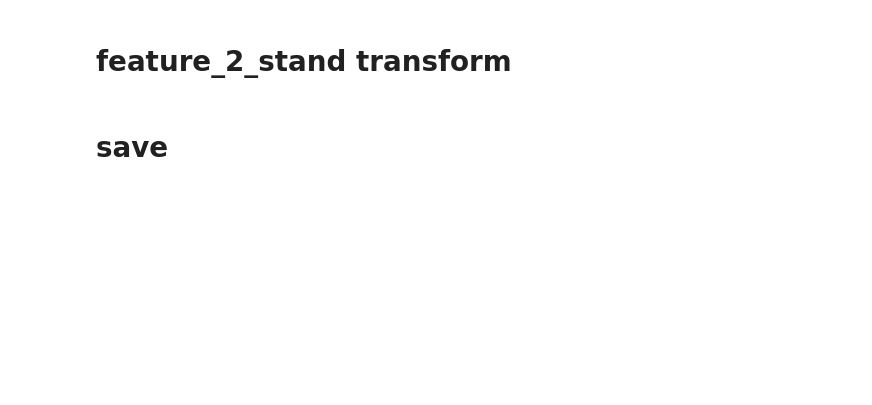
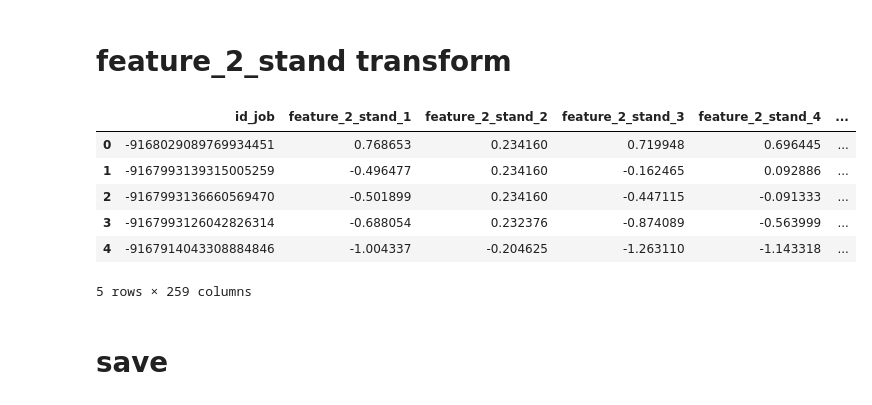
Before and after one commit to danilpolkov/jooble, a Jupyter notebook: notebooks/Untitled.ipynb, the cells around one changed output. Saved outputs shown, nothing was run; the diff lists cells and outputs as text; code cells hidden in the pictures; blank space fills up the shorter version.

```diff
--- a/notebooks/Untitled.ipynb
+++ b/notebooks/Untitled.ipynb
@@ -172,3 +231,13 @@ test_feautres = test_feautres.drop(columns=[0])
+# %%
+test_feautres.head()
+# %% [output]
+|  | id_job | feature_2_stand_1 | feature_2_stand_2 | feature_2_stand_3 | feature_2_stand_4 | ... |
+| 0 | -9168029089769934451 | 0.768653 | 0.234160 | 0.719948 | 0.696445 | ... |
+| 1 | -9167993139315005259 | -0.496477 | 0.234160 | -0.162465 | 0.092886 | ... |
+| 2 | -9167993136660569470 | -0.501899 | 0.234160 | -0.447115 | -0.091333 | ... |
+| 3 | -9167993126042826314 | -0.688054 | 0.232376 | -0.874089 | -0.563999 | ... |
+| 4 | -9167914043308884846 | -1.004337 | -0.204625 | -1.263110 | -1.143318 | ... |
+5 rows × 259 columns
 # %% [markdown]
 # save
 # %%
```
Also changed, not shown: parts of 21 cells of this notebook.
